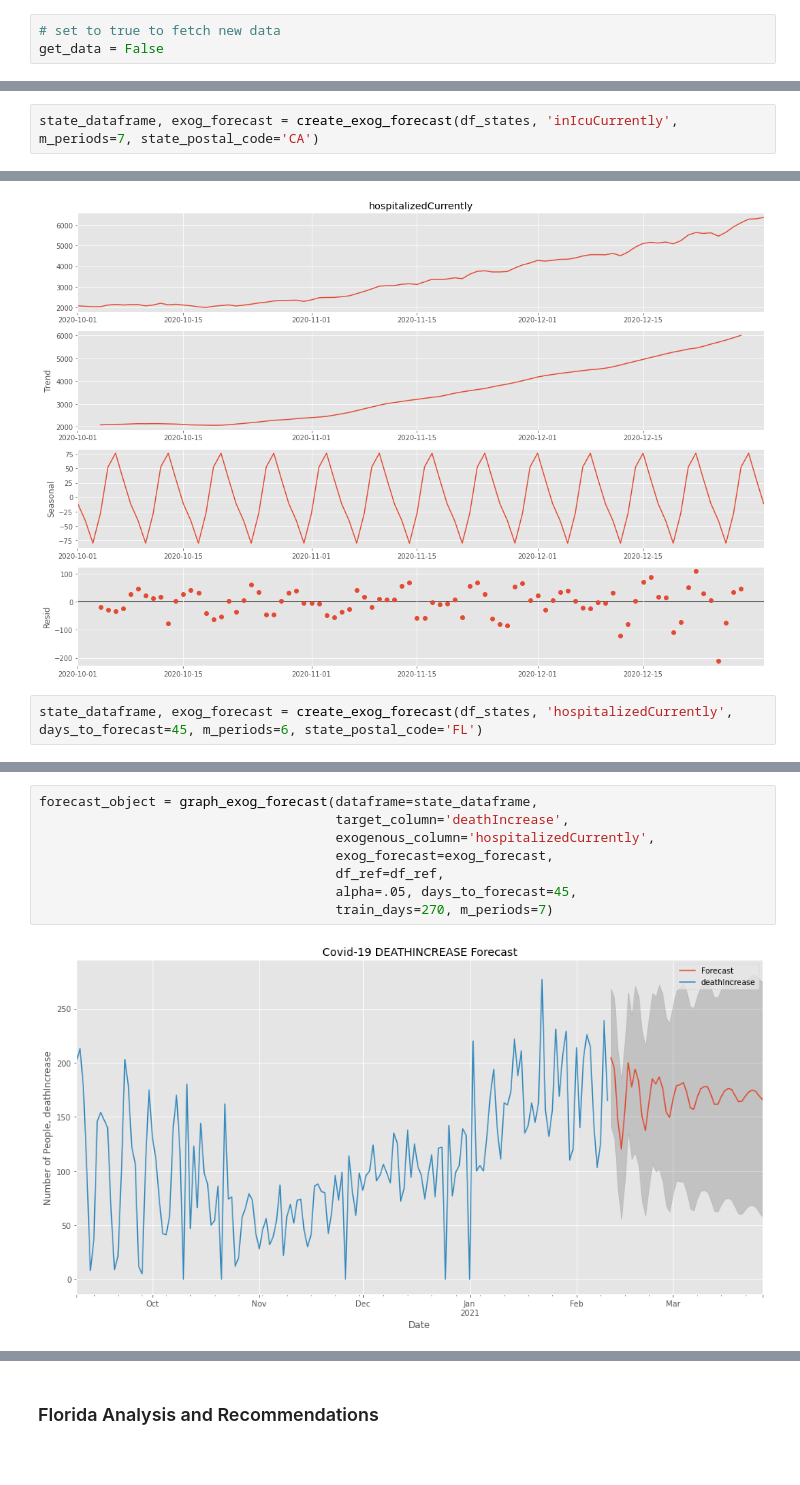
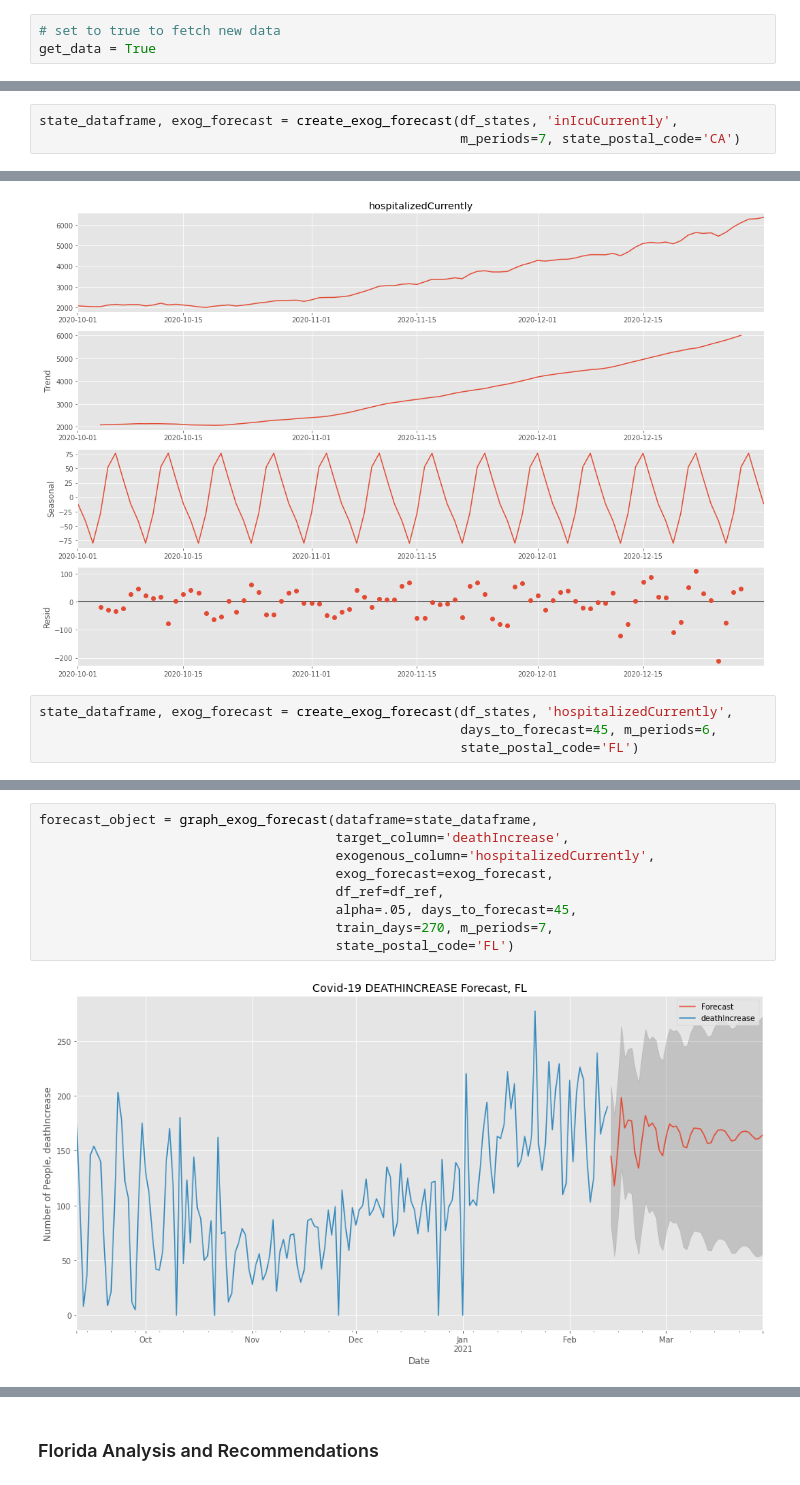
Before and after one commit to JosephDenney/Covid_Analysis, a Jupyter notebook: Covid_Notebook.ipynb, the cells around one changed output, grey strips where cells are left out. Drawn from its saved outputs; the diff is of its cells as text.

```diff
--- a/Covid_Notebook.ipynb
+++ b/Covid_Notebook.ipynb
@@ -94,7 +94,7 @@ if open_links == True:
 #### The Covid Tracking Project was organized by the news agency The Atlantic early in 2020 in an effort to provide as much data on the pandemic as possible. Coordination of state by state Covid data required building working relationships with state officials to obtain relevant state information. Above are links to the project that can provide further information regarding Covid-19. Additionally, it is worth noting that the project is coming to its end at the beginning of March 2021 as a result of improvements to Federal collection of data.
 # %%
 # set to true to fetch new data
-get_data = False
+get_data = True
 # %%
 if get_data == True:
     df_states = pd.read_csv('https://api.covidtracking.com/v1/states/daily.csv',index_col='date',parse_dates=True)
@@ -741,6 +753,7 @@ sd(df_ref.loc['04-2020':'06-2020']['inIcuCurrently']).plot();
 # %% [output]
 [figure]
 # %%
-state_dataframe, exog_forecast = create_exog_forecast(df_states, 'inIcuCurrently', m_periods=7, state_postal_code='CA')
+state_dataframe, exog_forecast = create_exog_forecast(df_states, 'inIcuCurrently',
+                                                      m_periods=7, state_postal_code='CA')
 # %% [output]
 Successfully returned indexed dataframe for CA
@@ -954,7 +995,9 @@ sd(df_ref.loc['10-2020':'12-2020']['hospitalizedCurrently']).plot(); # seasonali
 # %% [output]
 [figure]
 # %%
-state_dataframe, exog_forecast = create_exog_forecast(df_states, 'hospitalizedCurrently', days_to_forecast=45, m_periods=6, state_postal_code='FL')
+state_dataframe, exog_forecast = create_exog_forecast(df_states, 'hospitalizedCurrently',
+                                                      days_to_forecast=45, m_periods=6,
+                                                      state_postal_code='FL')
 # %% [output]
 Successfully returned indexed dataframe for FL
 ARIMA order is:  (0, 1, 0)
@@ -981,13 +1024,14 @@ Warnings:
 # %%
 forecast_object = graph_exog_forecast(dataframe=state_dataframe,
                                       target_column='deathIncrease',
                                       exogenous_column='hospitalizedCurrently',
                                       exog_forecast=exog_forecast,
                                       df_ref=df_ref,
                                       alpha=.05, days_to_forecast=45,
-                                      train_days=270, m_periods=7)
+                                      train_days=270, m_periods=7,
+                                      state_postal_code='FL')
 # %% [output]
-[figure, old version]
+[figure, new version]
 # %%
 forecast_object = graph_exog_forecast(dataframe=state_dataframe,
                                       target_column='death',
```
Also changed, not shown: parts of 117 cells of this notebook, 3 other files.
